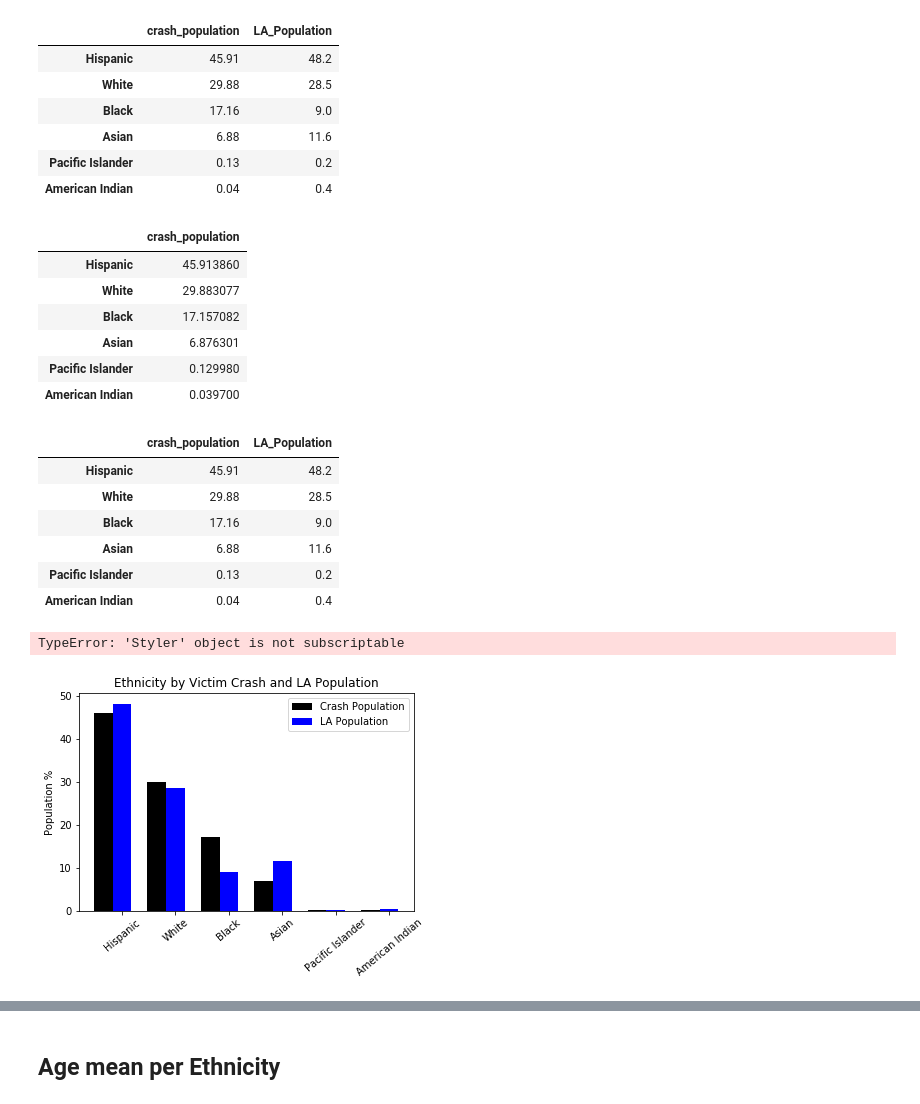
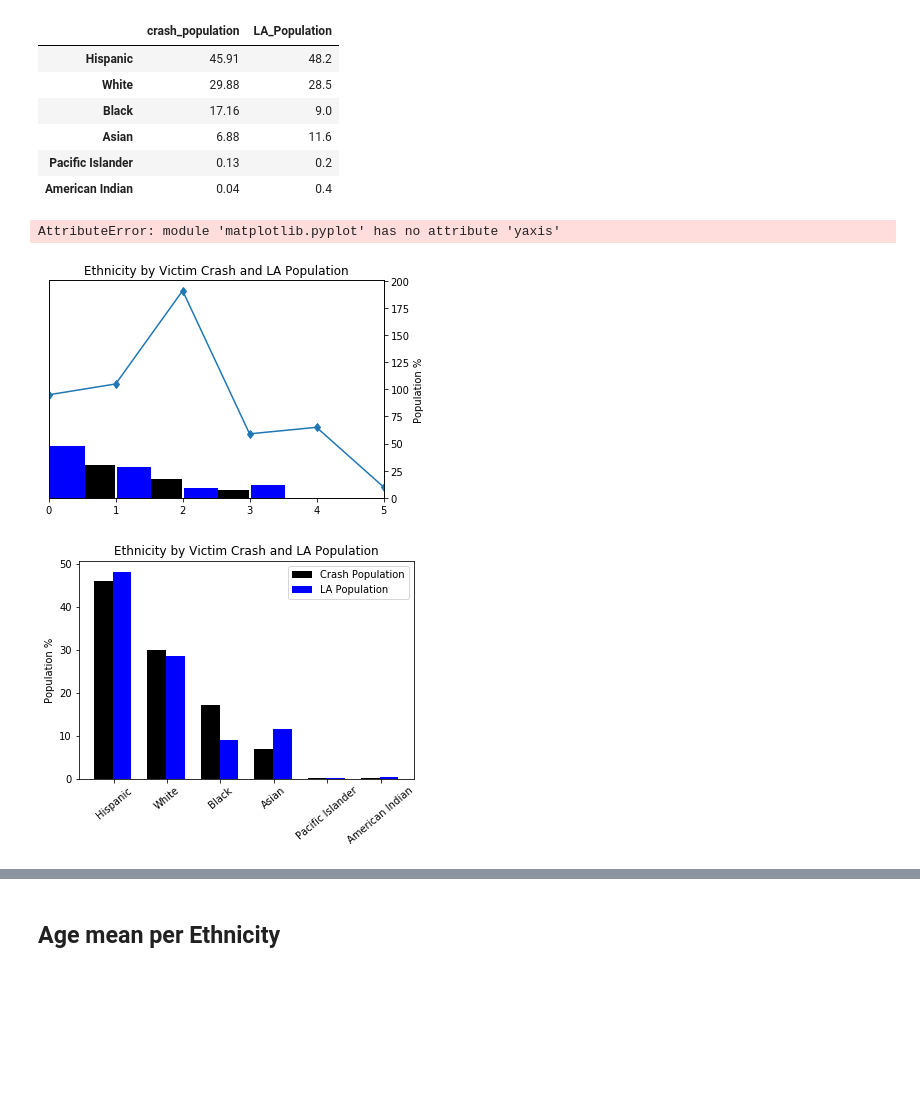
Before and after one commit to shaun-huang/LA-Traffic-Collision-Analysis, a Jupyter notebook: LA Collision Analysis/02 - LA Traffic Collision Analysis - AG.ipynb, the cells around one changed output, grey strips where cells are left out. Drawn from its saved outputs; the diff is of its cells as text; code cells hidden in the pictures; blank space fills up the shorter version.

Commit message:
update graphs

```diff
--- a/LA Collision Analysis/02 - LA Traffic Collision Analysis - AG.ipynb
+++ b/LA Collision Analysis/02 - LA Traffic Collision Analysis - AG.ipynb
@@ -108,30 +109,35 @@ multibar
 | Asian | 6.88 | 11.6 |
 | Pacific Islander | 0.13 | 0.2 |
 | American Indian | 0.04 | 0.4 |
-# %%
-pct_race_df
-# %% [output]
-|  | crash_population |
-| Hispanic | 45.913860 |
-| White | 29.883077 |
-| Black | 17.157082 |
-| Asian | 6.876301 |
-| Pacific Islander | 0.129980 |
-| American Indian | 0.039700 |
-# %%
-la_population = multibar[["LA_Population"]]
-# %% [output]
-|  | crash_population | LA_Population |
-| Hispanic | 45.91 | 48.2 |
-| White | 29.88 | 28.5 |
-| Black | 17.16 | 9.0 |
-| Asian | 6.88 | 11.6 |
-| Pacific Islander | 0.13 | 0.2 |
-| American Indian | 0.04 | 0.4 |
-# %%
-pd.DataFrame(multibar["LA_Population"])
-# %% [output]
-TypeError: 'Styler' object is not subscriptable
+# %%
+test_df = pd.DataFrame({"ratio" : [95, 105, 191, 59, 65, 10]})
+
+test_df["ratio"].plot(kind="line", marker="d", secondary_y=True)
+
+xaxis = ("H", "W", "B", "A", "P", "I")
+crash_pop = (45.91, 29.88, 17.16, 6.88, 0.13, .04)
+la_pop = (48.2, 28.5, 9, 11.6, .2, .4)
+
+ind = np.arange(len(xaxis))
+width = .55
+
+plta.bar(ind - width/2, crash_pop, width=.52, color="black", label="Crash Population")
+plta.bar(ind + width/2, la_pop, width=.52, color="b", label="LA Population")
+
+plta.title("Ethnicity by Victim Crash and LA Population")
+plta.ylabel("Population %")
+plta.yaxis(tick_right())
+plta.yaxis(tick_left())
+plta.legend(loc="best")
+plta.xticks(ind + width/20, ("Hispanic", "White", "Black", "Asian", "Pacific Islander", "American Indian"), rotation = 40)
+
+plta.spines['right'].set_visible(False)
+plta.spines['top'].set_visible(False)
+plta.spines['left'].set_visible(False)
+plta.show()
+# %% [output]
+AttributeError: module 'matplotlib.pyplot' has no attribute 'yaxis'
+[figure, added]
 # %%
 xaxis = ("H", "W", "B", "A", "P", "I")
 crash_pop = (45.91, 29.88, 17.16, 6.88, 0.13, .04)
@@ -146,8 +152,9 @@ plta.bar(ind + width/2, la_pop, width, color="b", label="LA Population")
 plta.title("Ethnicity by Victim Crash and LA Population")
 plta.ylabel("Population %")
 
-plta.xticks(ind + width/2, ("Hispanic", "White", "Black", "Asian", "Pacific Islander", "American Indian"), rotation = 40)
+plta.xticks(ind + width/20, ("Hispanic", "White", "Black", "Asian", "Pacific Islander", "American Indian"), rotation = 40)
 plta.legend(loc="best")
+
 plta.show()
 # %% [output]
-[figure, old version]
+[figure, new version]
```
Also changed, not shown: parts of 13 cells of this notebook.
